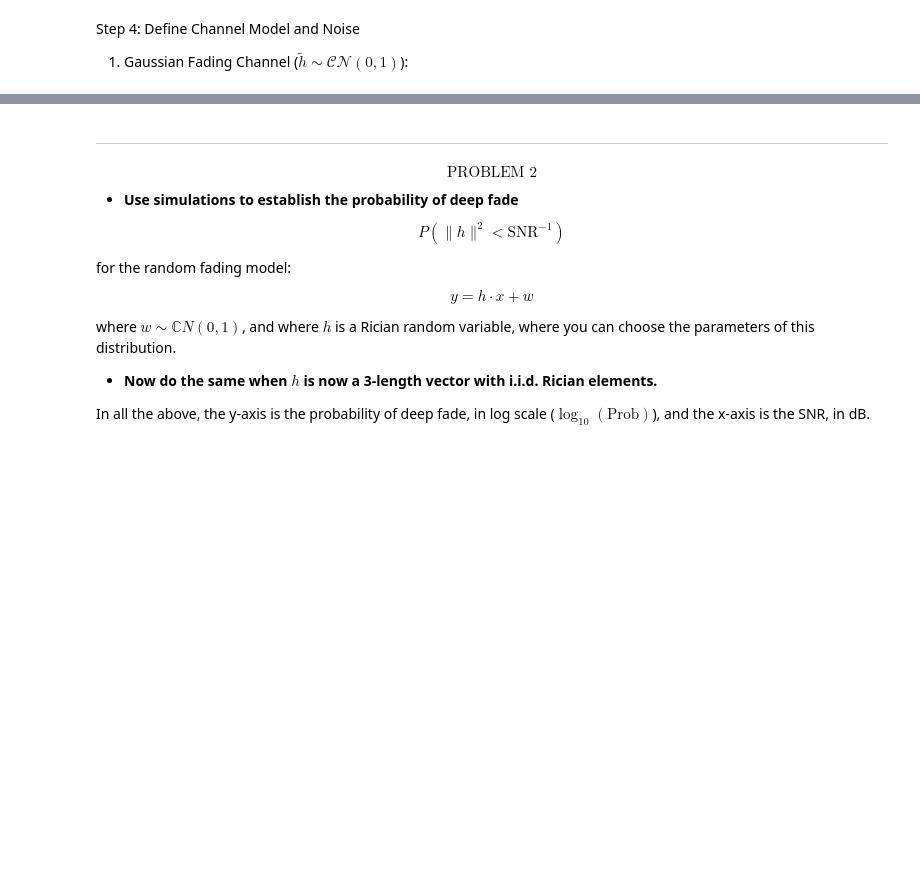
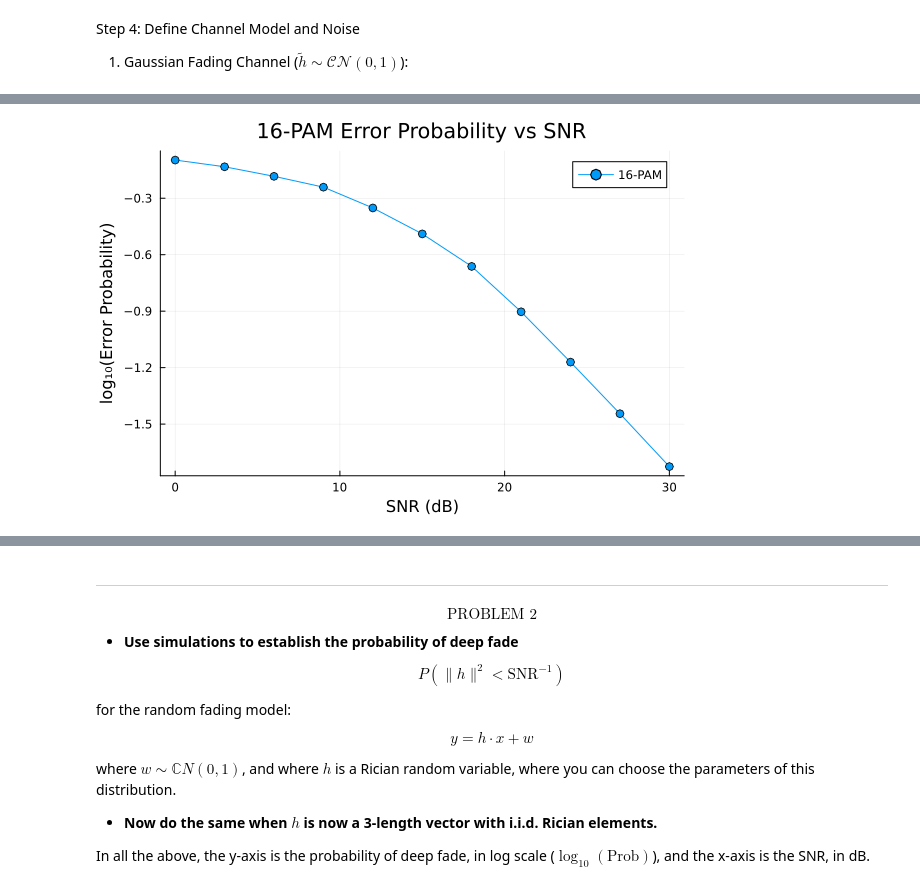
Before and after one commit to setrar/MobCom, a Jupyter notebook: Lab/REPORT.ipynb, the cells around one changed output, grey strips where cells are left out. Drawn from its saved outputs; the diff is of its cells as text; code cells hidden in the pictures; blank space fills up the shorter version.

```diff
--- a/Lab/REPORT.ipynb
+++ b/Lab/REPORT.ipynb
@@ -111,0 +186,16 @@ generate_gaussian_fading (generic function with 1 method)
+# %%
+# Parameters
+n_samples = 10^4  # Number of Monte Carlo samples
+
+# Run the simulation
+P_error = monte_carlo_simulation(SNR_dB_range, n_samples, σ², Xₜᵣ)
+
+# Plot results
+plot(SNR_dB_range, log10.(P_error)
+    , marker=:o, label="16-PAM"
+    , xlabel="SNR (dB)", ylabel="log₁₀(Error Probability)"
+    , title="16-PAM Error Probability vs SNR"
+    , grid=true
+)
+# %% [output]
+[figure, added]
```
Also changed, not shown: parts of 16 cells of this notebook, 1 other file.
